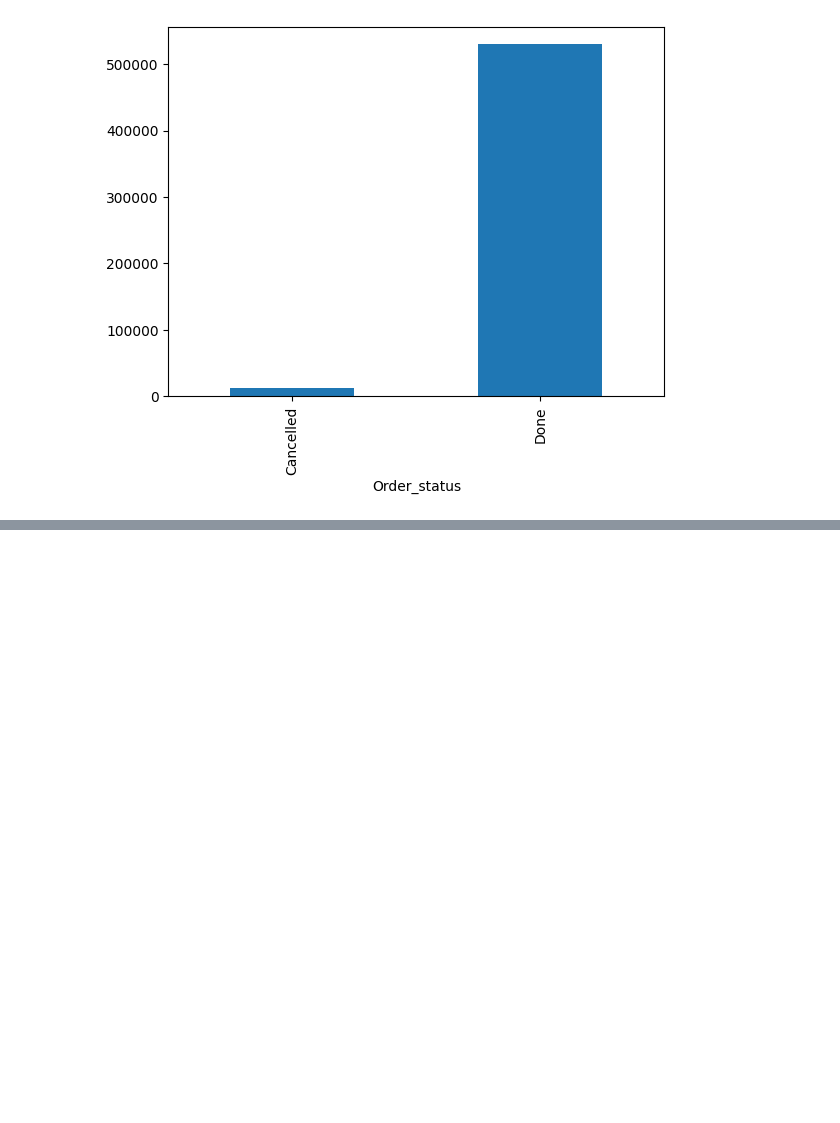
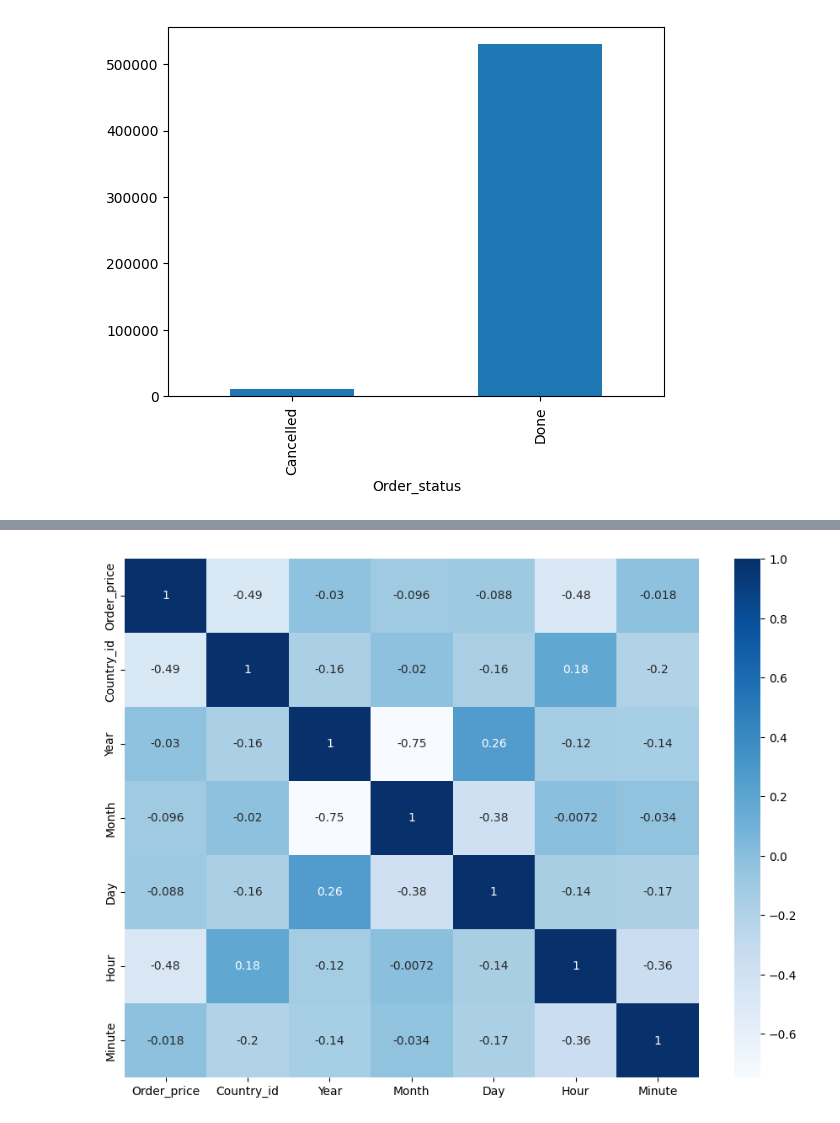
Before and after one commit to AdvancedGroupBootcamp/ai_marie_alex_moussa, a Jupyter notebook: Clustering and Reduction/Clustering.ipynb, the cells around one changed output, grey strips where cells are left out. Saved outputs shown, nothing was run; the diff lists cells and outputs as text; code cells hidden in the pictures; blank space fills up the shorter version.

```diff
--- a/Clustering and Reduction/Clustering.ipynb
+++ b/Clustering and Reduction/Clustering.ipynb
@@ -146,0 +278,7 @@ clust_data.groupby("Order_status").count()["InvoiceNo"].plot(kind="bar")
+# %%
+col_test = ['Order_price', 'Country_id', 'Year', 'Month', 'Day', 'Hour', 'Minute']
+# %%
+best_f = clust_data[col_test].corr()
+show_corr(best_f)
+# %% [output]
+[figure, added]
```
Also changed, not shown: parts of 26 cells of this notebook.
